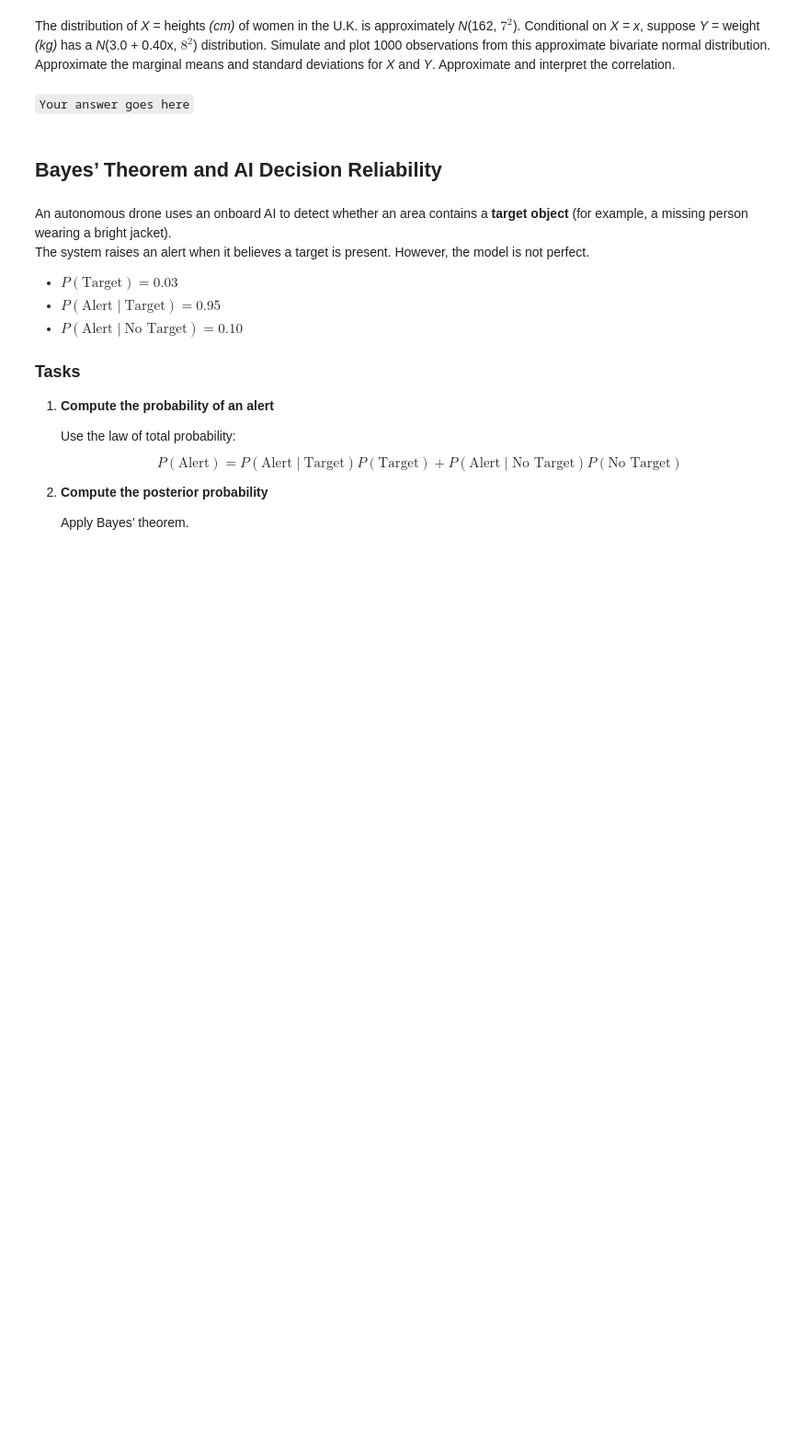
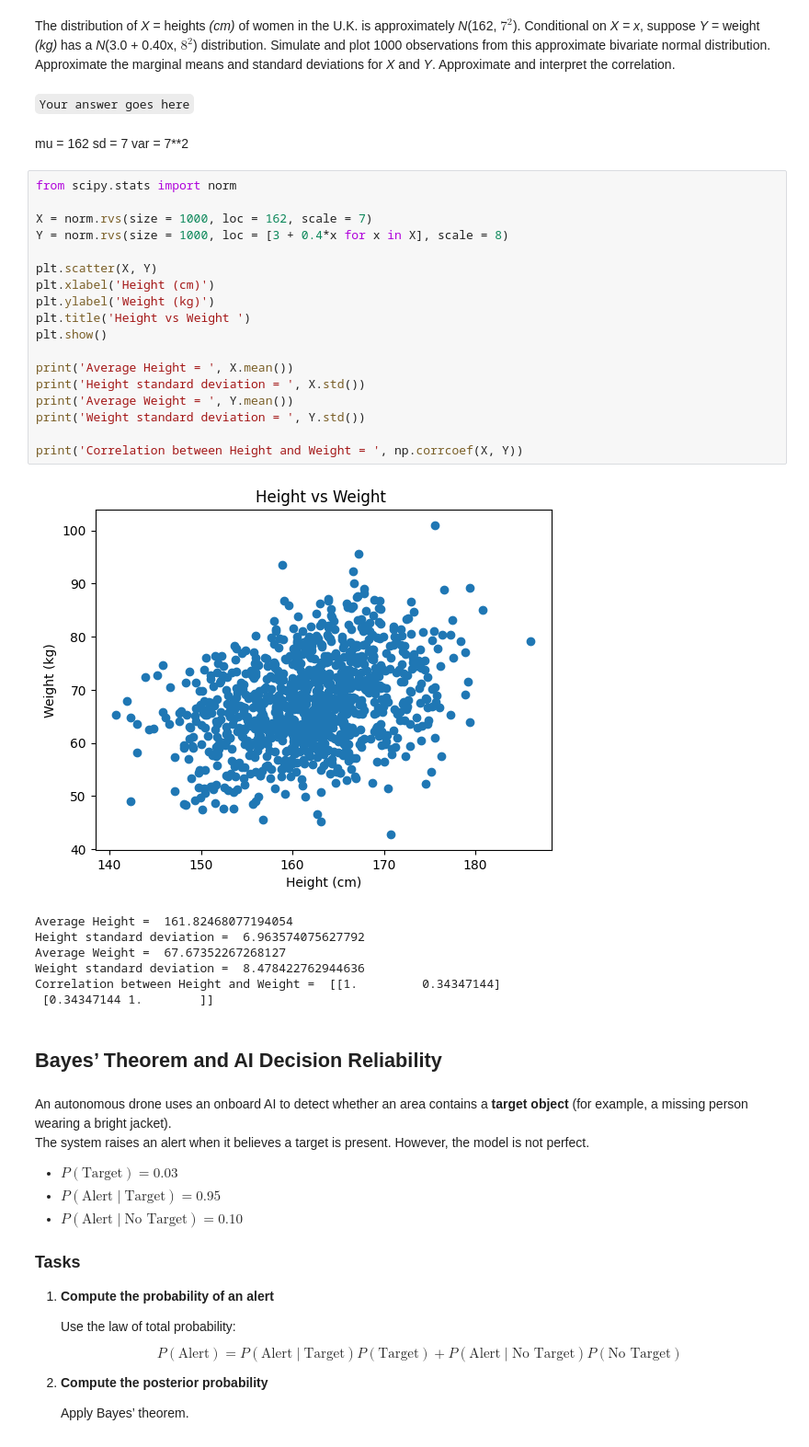
Before and after one commit to JustinSu11/Applied-Probability-and-Statistics-for-AI, a Jupyter notebook: Assignments/assignment 2.1/Justin_Nguyen_Assignment_2.1.ipynb, the cells around one changed output. Shown at 92% size. Saved outputs shown, nothing was run; the diff lists cells and outputs as text; blank space fills up the shorter version.

```diff
--- a/Assignments/assignment 2.1/Justin_Nguyen_Assignment_2.1.ipynb
+++ b/Assignments/assignment 2.1/Justin_Nguyen_Assignment_2.1.ipynb
@@ -374,6 +392,36 @@ the marginal means and standard deviations for *X* and *Y*. Approximate and inte
 correlation.
 # %% [markdown]
 `Your answer goes here`
+# %% [markdown]
+mu = 162
+sd = 7
+var = 7**2
+# %%
+from scipy.stats import norm
+
+X = norm.rvs(size = 1000, loc = 162, scale = 7)
+Y = norm.rvs(size = 1000, loc = [3 + 0.4*x for x in X], scale = 8)
+
+plt.scatter(X, Y)
+plt.xlabel('Height (cm)')
+plt.ylabel('Weight (kg)')
+plt.title('Height vs Weight ')
+plt.show()
+
+print('Average Height = ', X.mean())
+print('Height standard deviation = ', X.std())
+print('Average Weight = ', Y.mean())
+print('Weight standard deviation = ', Y.std())
+
+print('Correlation between Height and Weight = ', np.corrcoef(X, Y))
+# %% [output]
+[figure, added]
+Average Height =  161.82468077194054
+Height standard deviation =  6.963574075627792
+Average Weight =  67.67352267268127
+Weight standard deviation =  8.478422762944636
+Correlation between Height and Weight =  [[1.         0.34347144]
+ [0.34347144 1.        ]]
 # %% [markdown]
 ## Bayes’ Theorem and AI Decision Reliability
 # %% [markdown]
```
Also changed, not shown: parts of 2 cells of this notebook.
